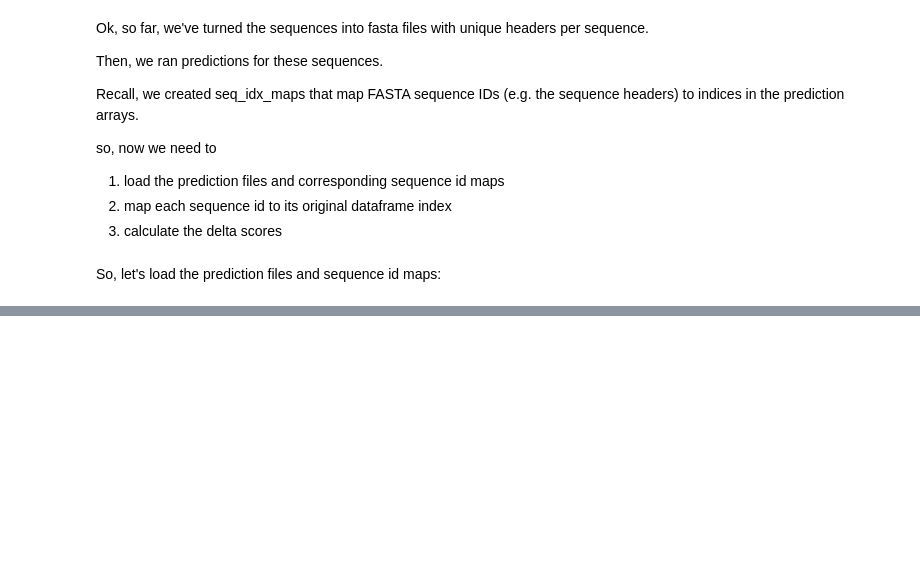
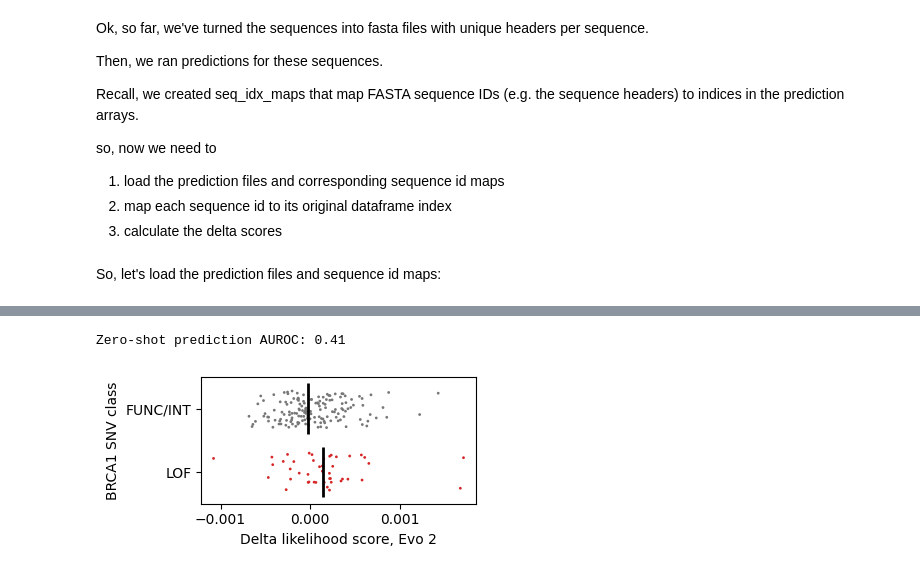
Before and after one commit to cspades/bionemo-framework, a Jupyter notebook: zeroshot_brca_v3_parity.ipynb, the cells around one changed output, grey strips where cells are left out. Drawn from its saved outputs; the diff is of its cells as text; code cells hidden in the pictures; blank space fills up the shorter version.

Commit message:
Running example with new predict score function
Signed-off-by: John St John <jstjohn@nvidia.com>

```diff
--- a/zeroshot_brca_v3_parity.ipynb
+++ b/zeroshot_brca_v3_parity.ipynb
@@ -192,6 +202,10 @@ checkpoint_path = Path("nemo2_evo2_1b_8k")
 ### Save data to directories
 
 Convert both the reference and variant fasta sequences to their own respective `.fasta` files.
+# %%
+SAMPLE_FRAC = 1.0
+if SAMPLE_FRAC < 1.0:
+    brca1_df = brca1_df.sample(frac=SAMPLE_FRAC).reset_index(drop=True)
 # %%
 from pathlib import Path
 
@@ -244,3 +270,6 @@ Total unique variant sequences: 3893
+# %%
+brca1_df['ref_fasta_name'] = ref_names
+brca1_df['var_fasta_name'] = var_names
 # %% [markdown]
 ### Generate Samples of Reference/Variants.
 
@@ -964,0 +366,13 @@ print(f"Variant scores shape: {var_scores_np.shape}")
+# %%
+ref_log_probs = []
+var_log_probs = []
+for _, row in brca1_df.iterrows():
+    ref_name = row['ref_fasta_name']
+    var_name = row['var_fasta_name']
+    ref_log_probs.append(ref_preds['log_probs_seqs'][ref_seq_idx_map[ref_name]].item())
+    var_log_probs.append(var_preds['log_probs_seqs'][var_seq_idx_map[var_name]].item())
+brca1_df['ref_log_probs'] = ref_log_probs
+brca1_df['var_log_probs'] = var_log_probs
+# ideally probability of a broken variant is lower than a good one. So a bad var - good ref is negative.
+brca1_df['evo2_delta_score'] = brca1_df['var_log_probs'] - brca1_df['ref_log_probs']
+brca1_df.head()
@@ -964,0 +386,43 @@ print(f"Variant scores shape: {var_scores_np.shape}")
+# %%
+# Calculate AUROC of zero-shot predictions
+#  class 1 is LOF which is the bad thing. That means we expect this to be more negative.
+y_true = (brca1_df['class'] == 'LOF')
+auroc = roc_auc_score(y_true, -brca1_df['evo2_delta_score'])
+print(f'Zero-shot prediction AUROC: {auroc:.2}')
+# %% [output]
+Zero-shot prediction AUROC: 0.41
+# %%
+plt.figure(figsize=(4, 2))
+
+# Plot stripplot of distributions
+p = sns.stripplot(
+    data=brca1_df,
+    x='evo2_delta_score',
+    y='class',
+    hue='class',
+    order=['FUNC/INT', 'LOF'],
+    palette=['#777777', 'C3'],
+    size=2,
+    jitter=0.3,
+)
+
+# Mark medians from each distribution
+sns.boxplot(showmeans=True,
+            meanline=True,
+            meanprops={'visible': False},
+            medianprops={'color': 'k', 'ls': '-', 'lw': 2},
+            whiskerprops={'visible': False},
+            zorder=10,
+            x="evo2_delta_score",
+            y="class",
+            data=brca1_df,
+            showfliers=False,
+            showbox=False,
+            showcaps=False,
+            ax=p)
+plt.xlabel('Delta likelihood score, Evo 2')
+plt.ylabel('BRCA1 SNV class')
+plt.tight_layout()
+plt.show()
+# %% [output]
+[figure, added]
```
Also changed, not shown: parts of 39 cells of this notebook, 1 other file.
